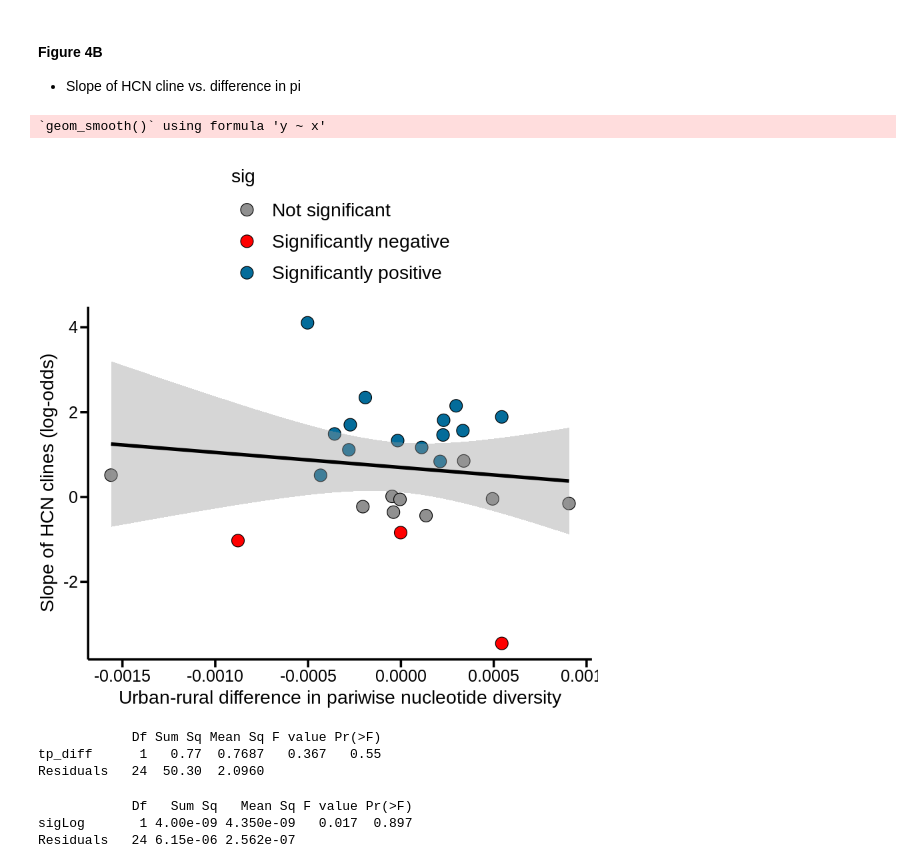
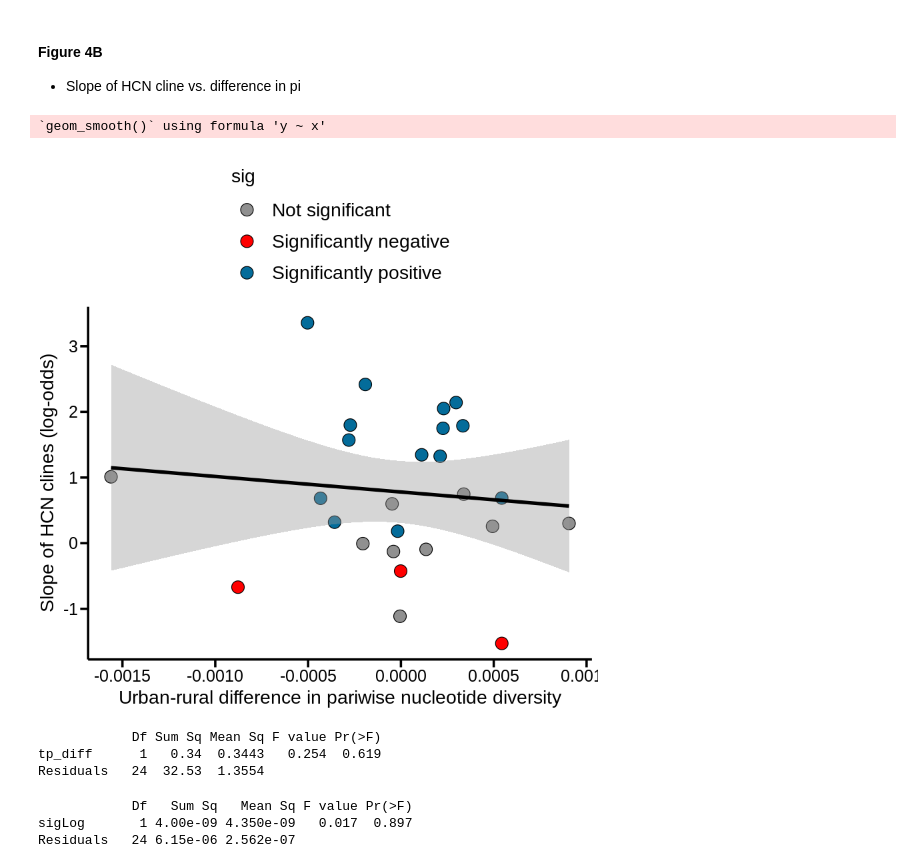
Before and after one commit to James-S-Santangelo/glue_pc, a Jupyter notebook: genomic-analyses/notebooks/pi_fst_byCity_byHabitat.r.ipynb, the cells around one changed output. Cells and saved outputs as stored; diff of their text form; code cells hidden in the pictures.

Commit message:
Updating models and figures to use slopes from global model. Minor rearrangements

```diff
--- a/genomic-analyses/notebooks/pi_fst_byCity_byHabitat.r.ipynb
+++ b/genomic-analyses/notebooks/pi_fst_byCity_byHabitat.r.ipynb
@@ -214,28 +215,28 @@ Confidence level used: 0.95
 # %%
 pal <- c("#909090", "#FF0000", "#046C9A")
 # %%
-slope_by_PIdiff <- ggplot(obs_div_df_wide, aes(x = tp_diff, y = betaLog_Dist)) +
+slope_by_PIdiff <- ggplot(obs_div_df_wide, aes(x = tp_diff, y = betaLog_fromGlobalModel)) +
     geom_point(size = 5, aes(fill = sig), shape = 21) +
     geom_smooth(method = 'lm', color = 'black', size = 1.5) +
     scale_fill_manual(values = pal) +
     ylab('Slope of HCN clines (log-odds)') + xlab('Urban-rural difference in pariwise nucleotide diversity') +
     ng1
 slope_by_PIdiff
 # %% [output]
 `geom_smooth()` using formula 'y ~ x'
-[figure, old version]
+[figure, new version]
 # %%
 outpath <- '../results/figures/main_text/figure_4/betaLog_vs_pi.pdf'
 ggsave(filename = outpath, plot = slope_by_PIdiff, device = 'pdf', width = 8, height = 10, units = 'in',
       useDingbats = FALSE, dpi = 600)
 # %%
 # Model testing relationship between the slope of clines and the urban-rural difference in pi
-div_mod <- aov(betaLog_Dist ~ tp_diff, data = obs_div_df_wide)
+div_mod <- aov(betaLog_fromGlobalModel ~ tp_diff, data = obs_div_df_wide)
 summary(div_mod)
 # %% [output]
             Df Sum Sq Mean Sq F value Pr(>F)
-tp_diff      1   0.77  0.7687   0.367   0.55
-Residuals   24  50.30  2.0960
+tp_diff      1   0.34  0.3443   0.254  0.619
+Residuals   24  32.53  1.3554
 # %%
 # Model testing whether the urban-rural difference in pi varies by whether there is a cline or not
 tpDiff_by_sig_mod <- aov(tp_diff ~ sigLog, data = obs_div_df_wide)
```
Also changed, not shown: parts of 28 cells of this notebook.
